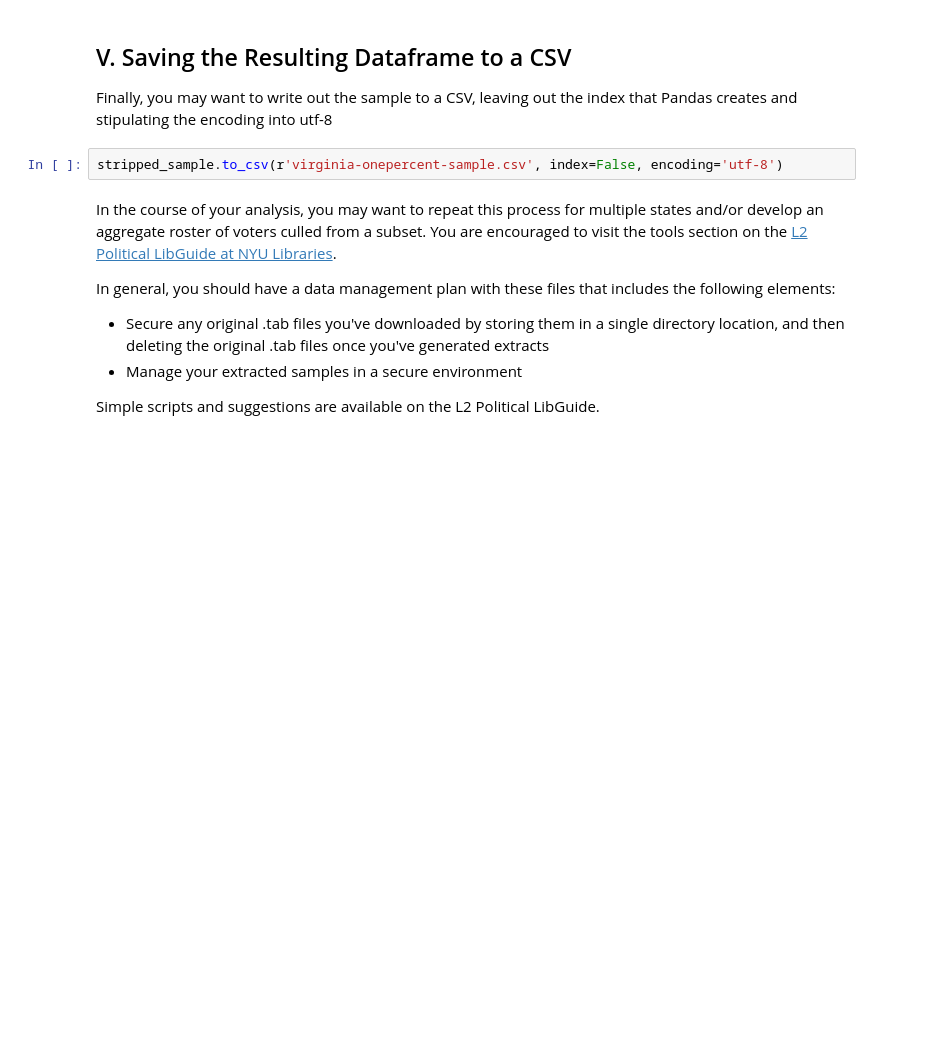
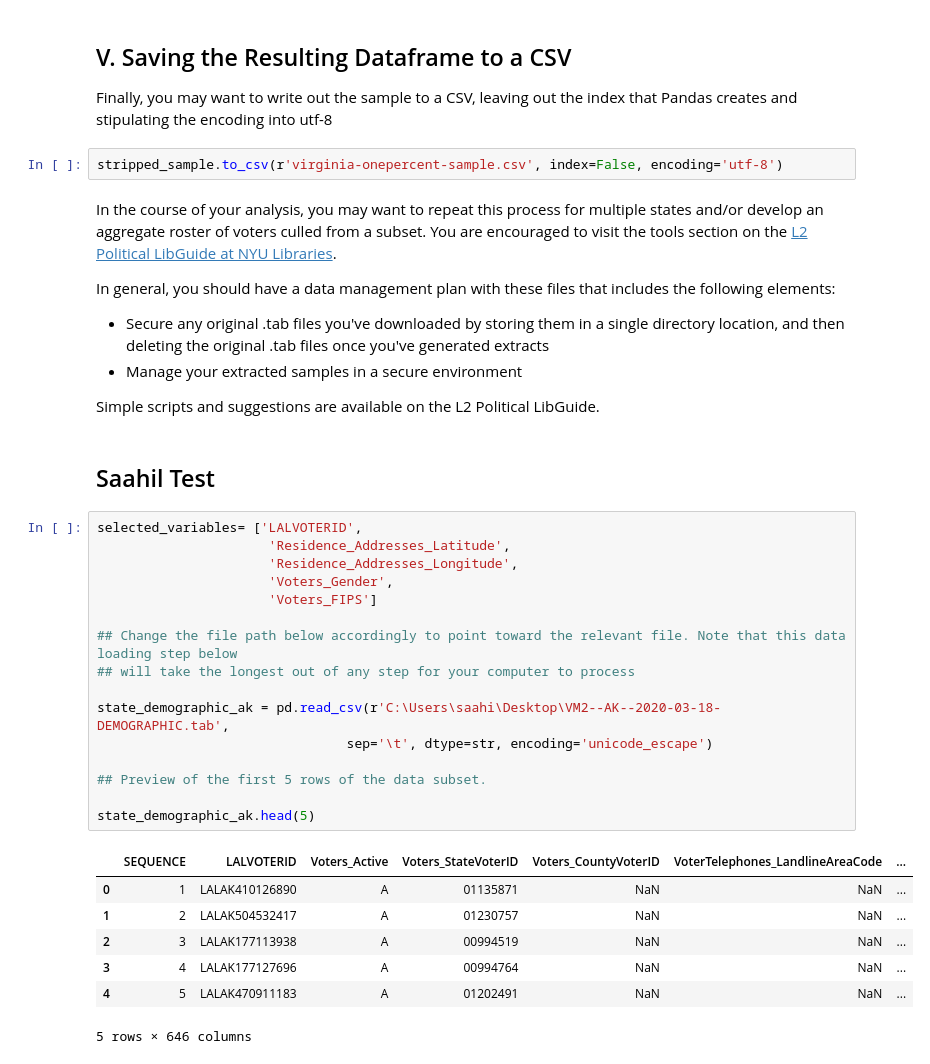
Before and after one commit to afnanhaq/political-data-builder, a Jupyter notebook: L2_Political_Data.ipynb, the cells around one changed output. Drawn from its saved outputs; the diff is of its cells as text; blank space fills up the shorter version.

Commit message:
Reading files from unzipping from desktop

```diff
--- a/L2_Political_Data.ipynb
+++ b/L2_Political_Data.ipynb
@@ -278,3 +278,29 @@ In general, you should have a data management plan with these files that include
 - Manage your extracted samples in a secure environment
 
 Simple scripts and suggestions are available on the L2 Political LibGuide.
+# %% [markdown]
+## Saahil Test
+# %%
+selected_variables= ['LALVOTERID',
+                      'Residence_Addresses_Latitude',
+                      'Residence_Addresses_Longitude',
+                      'Voters_Gender',
+                      'Voters_FIPS']
+
+## Change the file path below accordingly to point toward the relevant file. Note that this data loading step below
+## will take the longest out of any step for your computer to process
+
+state_demographic_ak = pd.read_csv(r'C:\Users\saahi\Desktop\VM2--AK--2020-03-18-DEMOGRAPHIC.tab',
+                                sep='\t', dtype=str, encoding='unicode_escape')
+
+## Preview of the first 5 rows of the data subset.
+
+state_demographic_ak.head(5)
+# %% [output]
+|  | SEQUENCE | LALVOTERID | Voters_Active | Voters_StateVoterID | Voters_CountyVoterID | VoterTelephones_LandlineAreaCode | ... |
+| 0 | 1 | LALAK410126890 | A | 01135871 | NaN | NaN | ... |
+| 1 | 2 | LALAK504532417 | A | 01230757 | NaN | NaN | ... |
+| 2 | 3 | LALAK177113938 | A | 00994519 | NaN | NaN | ... |
+| 3 | 4 | LALAK177127696 | A | 00994764 | NaN | NaN | ... |
+| 4 | 5 | LALAK470911183 | A | 01202491 | NaN | NaN | ... |
+5 rows × 646 columns
```
Also changed, not shown: parts of 1 cell of this notebook.
